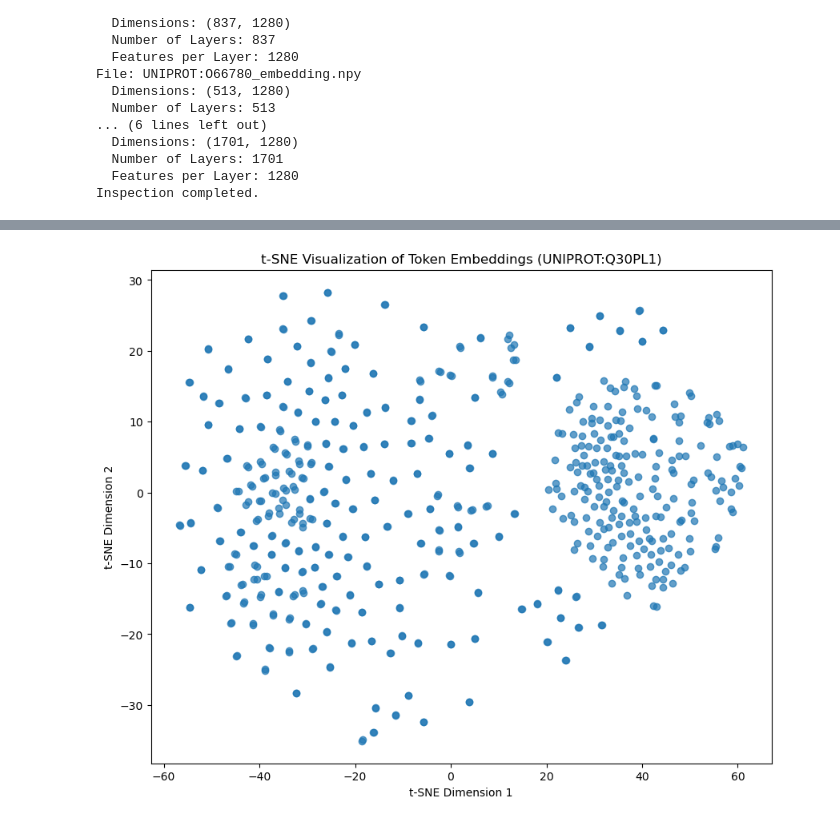
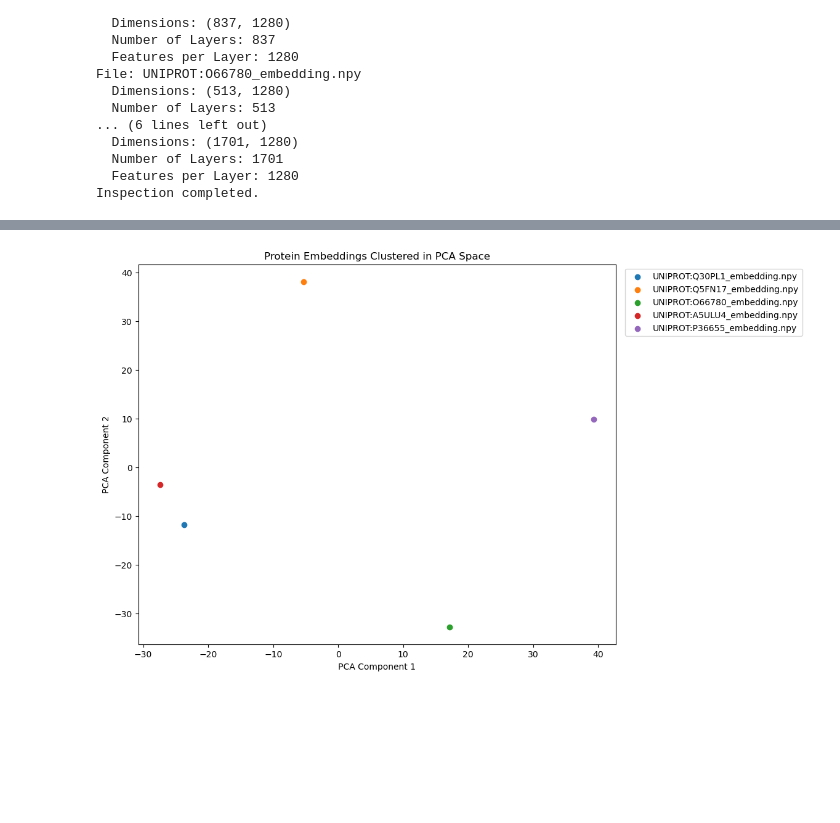
Before and after one commit to cindykhris/protein_folding, a Jupyter notebook: esm2_model_embeddings/playground/example_embedding_analysis.ipynb, the cells around one changed output, grey strips where cells are left out. Cells and saved outputs as stored; diff of their text form; code cells hidden in the pictures; blank space fills up the shorter version.

Commit message:
updates to example_embedding_analysis.ipynb for visualization purposes

```diff
--- a/esm2_model_embeddings/playground/example_embedding_analysis.ipynb
+++ b/esm2_model_embeddings/playground/example_embedding_analysis.ipynb
@@ -102,0 +68,25 @@ NotADirectoryError: [Errno 20] Not a directory: '/pollard/data/projects/cpino/pr
+# %%
+path_directory = os.path.abspath(os.path.join(os.getcwd(), "../.."))
+output_dir = os.path.join(path_directory, "esm2_model_embeddings/examples/output_embeddings")
+# %%
+from sklearn.metrics.pairwise import cosine_similarity
+
+# Compute average embeddings for all proteins
+average_embeddings = {}
+for file_name in os.listdir(output_dir):
+    if file_name.endswith("_embedding.npy"):
+        file_path = os.path.join(output_dir, file_name)
+        embedding = np.load(file_path)
+        average_embeddings[file_name] = np.mean(embedding, axis=0)  # Mean over tokens
+
+# Compute pairwise cosine similarity matrix
+protein_names = list(average_embeddings.keys())
+embeddings_matrix = np.stack(list(average_embeddings.values()))
+similarity_matrix = cosine_similarity(embeddings_matrix)
+
+# Plot similarity matrix
+plt.figure(figsize=(10, 8))
+sns.heatmap(similarity_matrix, xticklabels=protein_names, yticklabels=protein_names, cmap="coolwarm", annot=True, fmt=".2f")
+plt.title("Pairwise Cosine Similarity Between Proteins")
+plt.xticks(rotation=45, ha="right")
+plt.show()
@@ -103,15 +95,20 @@ NotADirectoryError: [Errno 20] Not a directory: '/pollard/data/projects/cpino/pr
 # %%
-from sklearn.manifold import TSNE
+from sklearn.decomposition import PCA
+import matplotlib.pyplot as plt
 
-# Reduce dimensions for visualization
-reduced_embedding = TSNE(n_components=2, random_state=42).fit_transform(embedding)
+# Reduce dimensions using PCA
+pca = PCA(n_components=2)
+reduced_embeddings = pca.fit_transform(embeddings_matrix)
 
 # Scatter plot
 plt.figure(figsize=(10, 8))
-plt.scatter(reduced_embedding[:, 0], reduced_embedding[:, 1], alpha=0.7)
-plt.title("t-SNE Visualization of Token Embeddings (UNIPROT:Q30PL1)")
-plt.xlabel("t-SNE Dimension 1")
-plt.ylabel("t-SNE Dimension 2")
+for i, protein in enumerate(protein_names):
+    plt.scatter(reduced_embeddings[i, 0], reduced_embeddings[i, 1], label=protein)
+
+plt.title("Protein Embeddings Clustered in PCA Space")
+plt.xlabel("PCA Component 1")
+plt.ylabel("PCA Component 2")
+plt.legend(loc="upper right", bbox_to_anchor=(1.4, 1))
 plt.show()
 # %% [output]
-[figure, old version]
+[figure, new version]
```
Also changed, not shown: parts of 3 cells of this notebook.
